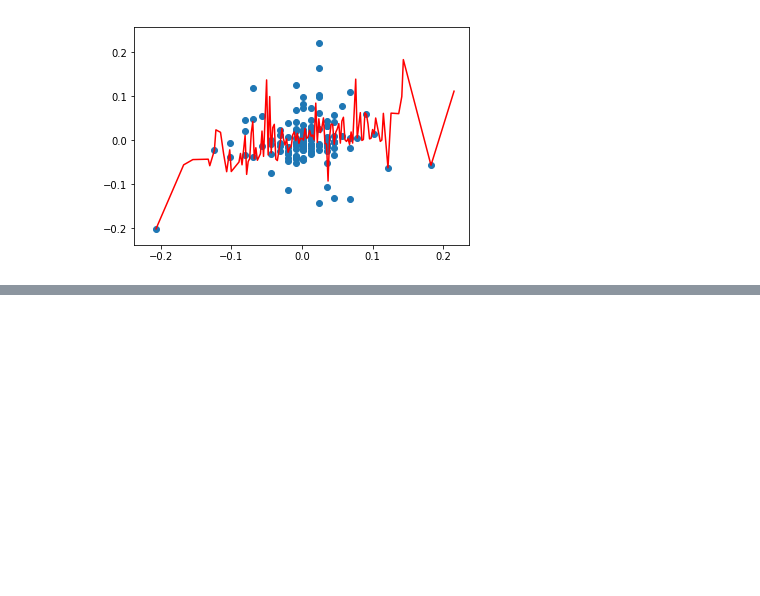
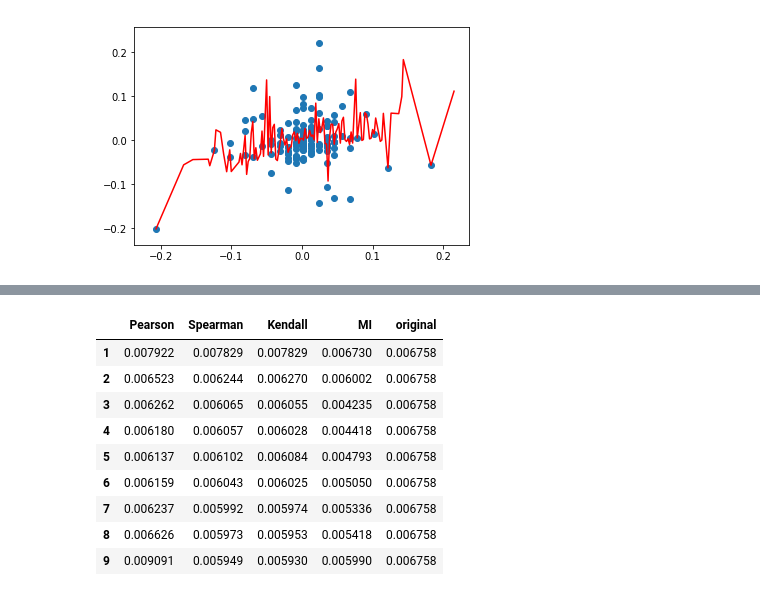
Before and after one commit to linsallyzhao/notebooks, a Jupyter notebook: FDS_assignment2/assignment2_part3.ipynb, the cells around one changed output, grey strips where cells are left out. Cells and saved outputs as stored; diff of their text form; code cells hidden in the pictures; blank space fills up the shorter version.

```diff
--- a/FDS_assignment2/assignment2_part3.ipynb
+++ b/FDS_assignment2/assignment2_part3.ipynb
@@ -408,6 +516,17 @@ testRe365_91
 # %%
 outOfSample = moving_window_outOfSample(182, 91, 'Ripple')
-testRe = outOfSample.groupby([outOfSample.index]).mean()
+testRe182_91 = outOfSample.groupby([outOfSample.index]).mean()
 testRe182_91
+# %% [output]
+|  | Pearson | Spearman | Kendall | MI | original |
+| 1 | 0.007922 | 0.007829 | 0.007829 | 0.006730 | 0.006758 |
+| 2 | 0.006523 | 0.006244 | 0.006270 | 0.006002 | 0.006758 |
+| 3 | 0.006262 | 0.006065 | 0.006055 | 0.004235 | 0.006758 |
+| 4 | 0.006180 | 0.006057 | 0.006028 | 0.004418 | 0.006758 |
+| 5 | 0.006137 | 0.006102 | 0.006084 | 0.004793 | 0.006758 |
+| 6 | 0.006159 | 0.006043 | 0.006025 | 0.005050 | 0.006758 |
+| 7 | 0.006237 | 0.005992 | 0.005974 | 0.005336 | 0.006758 |
+| 8 | 0.006626 | 0.005973 | 0.005953 | 0.005418 | 0.006758 |
+| 9 | 0.009091 | 0.005949 | 0.005930 | 0.005990 | 0.006758 |
 # %%
 outOfSample = moving_window_outOfSample(730, 91, 'Ripple')
```
Also changed, not shown: parts of 17 cells of this notebook.
